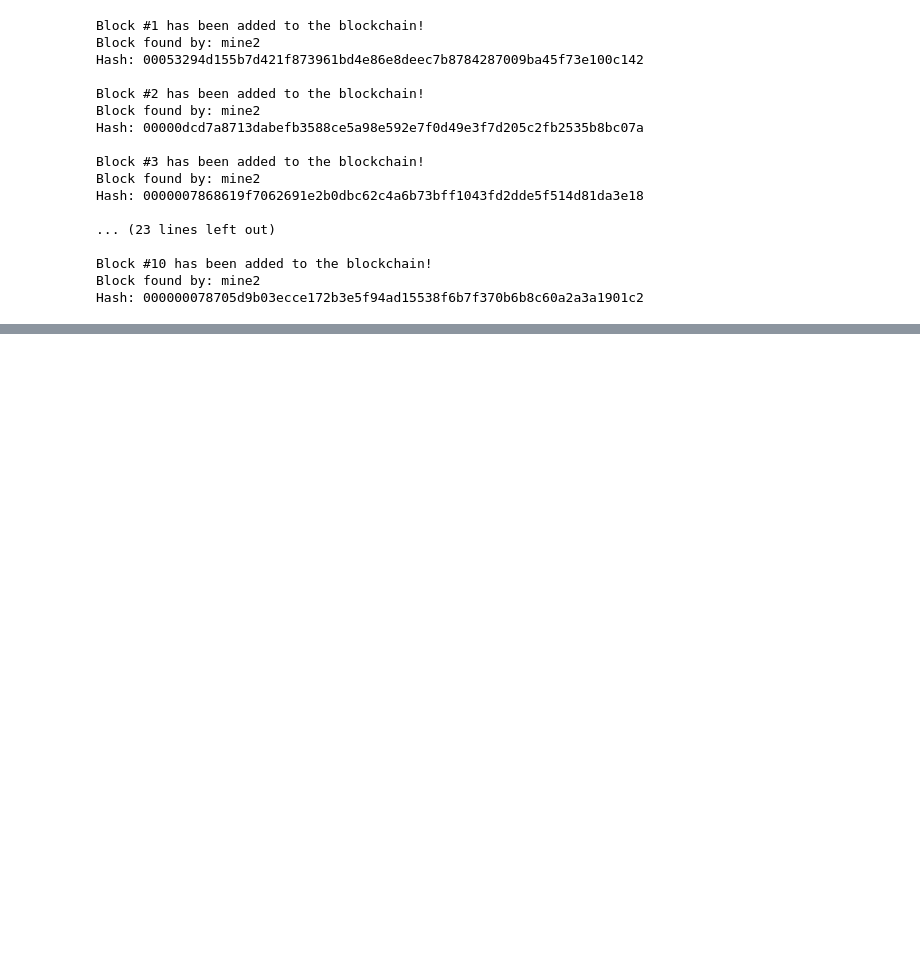
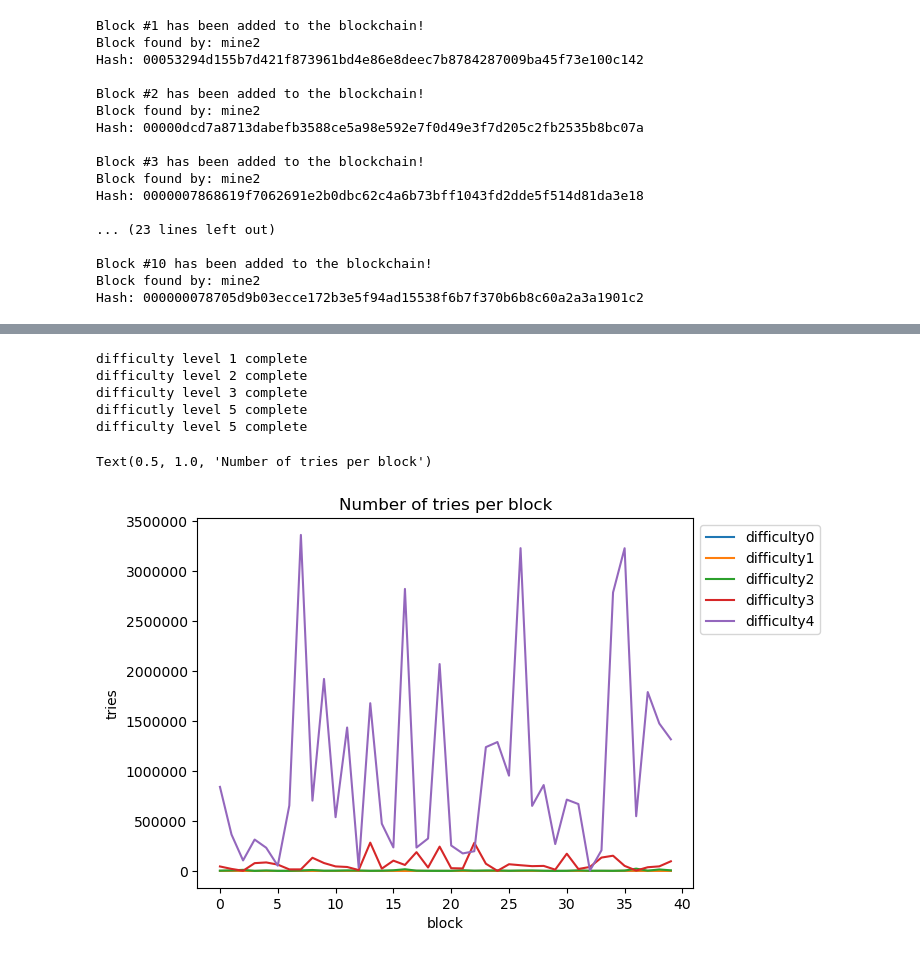
Before and after one commit to yzjake/DSAN5700_blockchain_technologies_HW, a Jupyter notebook: hw-1.ipynb, the cells around one changed output, grey strips where cells are left out. Saved outputs shown, nothing was run; the diff lists cells and outputs as text; code cells hidden in the pictures; blank space fills up the shorter version.

```diff
--- a/hw-1.ipynb
+++ b/hw-1.ipynb
@@ -433,0 +445,30 @@ Hash: 000000078705d9b03ecce172b3e5f94ad15538f6b7f370b6b8c60a2a3a1901c2
+# %%
+blockchain = [create_genesis_block()]
+previous_block = blockchain[0]
+num_blocks = 40
+
+# create different difficulty level
+difficulty_0 = 1
+difficulty_1 = 2
+difficulty_2 = 3
+difficulty_3 = 4
+difficulty_4 = 5
+
+nonce_length = 20
+
+hash_array_0, time_array_0 = create_blockchain(num_blocks, difficulty_0, blockchain, previous_block, nonce_length, 0)
+print("difficulty level {} complete".format(difficulty_0))
+hash_array_1, time_array_1 = create_blockchain(num_blocks, difficulty_1, blockchain, previous_block, nonce_length, 0)
+print("difficulty level {} complete".format(difficulty_1))
+hash_array_2, time_array_2 = create_blockchain(num_blocks, difficulty_2, blockchain, previous_block, nonce_length, 0)
+print("difficulty level {} complete".format(difficulty_2))
+hash_array_3, time_array_3 = create_blockchain(num_blocks, difficulty_3, blockchain, previous_block, nonce_length, 0)
+print("difficutly level {} complete".format(difficulty_4))
+hash_array_4, time_array_4 = create_blockchain(num_blocks, difficulty_4, blockchain, previous_block, nonce_length, 0)
+print("difficulty level {} complete".format(difficulty_4))
+# %% [output]
+difficulty level 1 complete
+difficulty level 2 complete
+difficulty level 3 complete
+difficutly level 5 complete
+difficulty level 5 complete
@@ -433,0 +478,15 @@ Hash: 000000078705d9b03ecce172b3e5f94ad15538f6b7f370b6b8c60a2a3a1901c2
+# %%
+plt.plot(hash_array_0, label = 'difficulty0')
+plt.plot(hash_array_1, label = 'difficulty1')
+plt.plot(hash_array_2, label = 'difficulty2')
+plt.plot(hash_array_3, label = 'difficulty3')
+plt.plot(hash_array_4, label = 'difficulty4')
+plt.legend()
+plt.legend(loc='upper left', bbox_to_anchor=(1, 1))
+plt.ticklabel_format(style='plain', axis='y')
+plt.xlabel('block')
+plt.ylabel('tries')
+plt.title('Number of tries per block')
+# %% [output]
+Text(0.5, 1.0, 'Number of tries per block')
+[figure, added]
```
Also changed, not shown: parts of 5 cells of this notebook.
